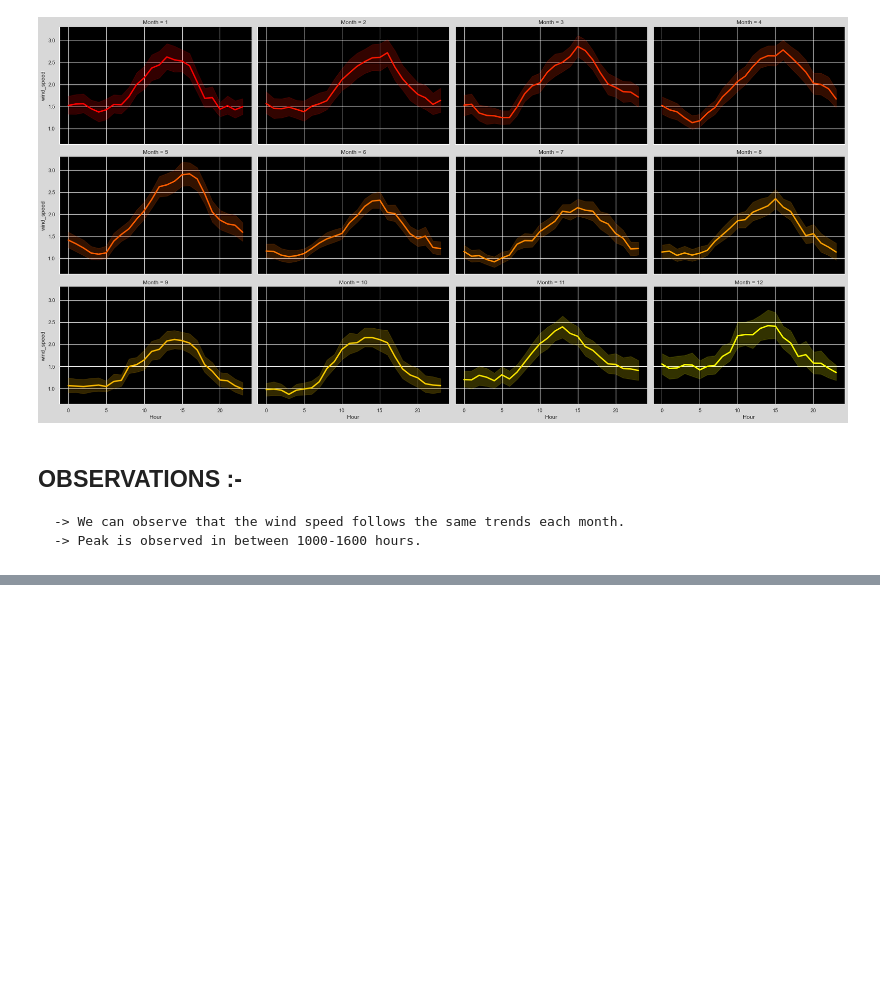
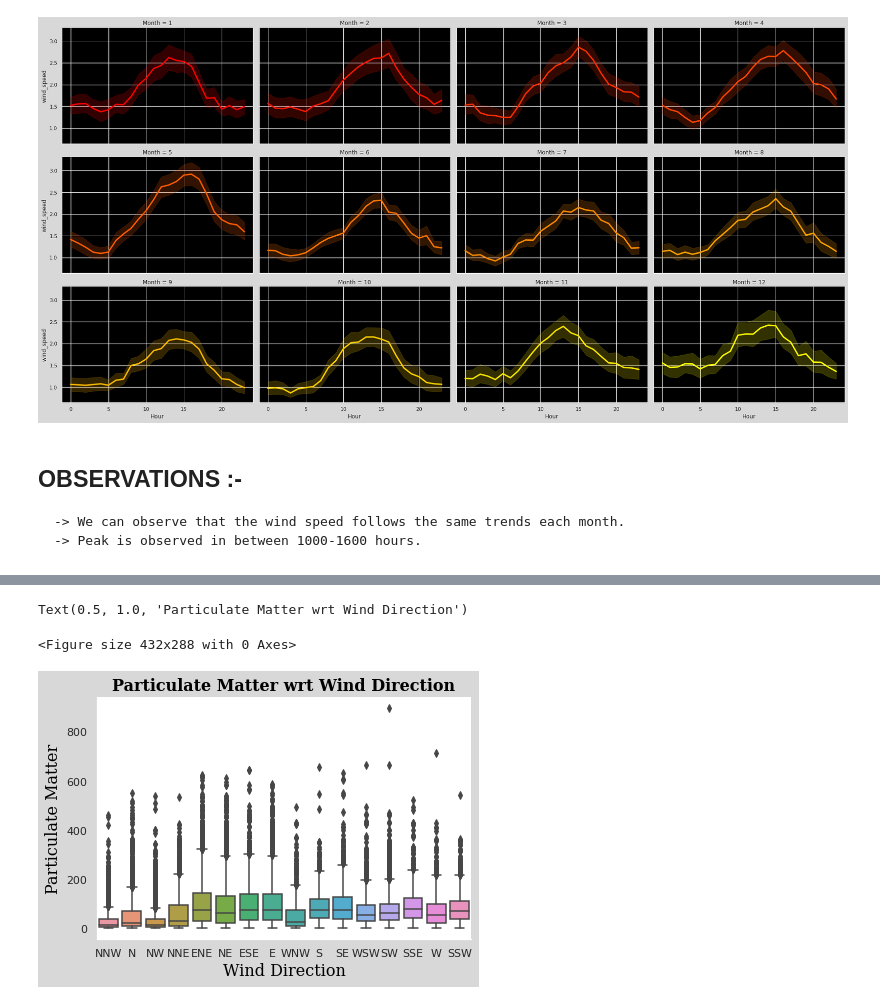
Before and after one commit to SouravBiswal/GeeksFiestaAI-ML-Team-7--1, a Jupyter notebook: Data_Preprocessing.ipynb, the cells around one changed output, grey strips where cells are left out. Saved outputs shown, nothing was run; the diff lists cells and outputs as text; code cells hidden in the pictures; blank space fills up the shorter version.

```diff
--- a/Data_Preprocessing.ipynb
+++ b/Data_Preprocessing.ipynb
@@ -834,0 +891,15 @@ g.set_titles(template="Month = {col_name}")
+# %%
+plt.figure(facecolor='gray')
+sns.catplot(
+    x = 'wind_direction', y = 'PM2.5',
+    data = df, ci = None,
+    height=4, aspect=1.5,
+    kind = 'box', meanprops={"marker":"s","markerfacecolor":"white", "markeredgecolor":"blue"}
+)
+plt.ylabel('Particulate Matter', fontdict=font)
+plt.xlabel('Wind Direction', fontdict=font)
+plt.title('Particulate Matter wrt Wind Direction', fontdict=font_title)
+# %% [output]
+Text(0.5, 1.0, 'Particulate Matter wrt Wind Direction')
+<Figure size 432x288 with 0 Axes>
+[figure, added]
```
Also changed, not shown: parts of 19 cells of this notebook.
